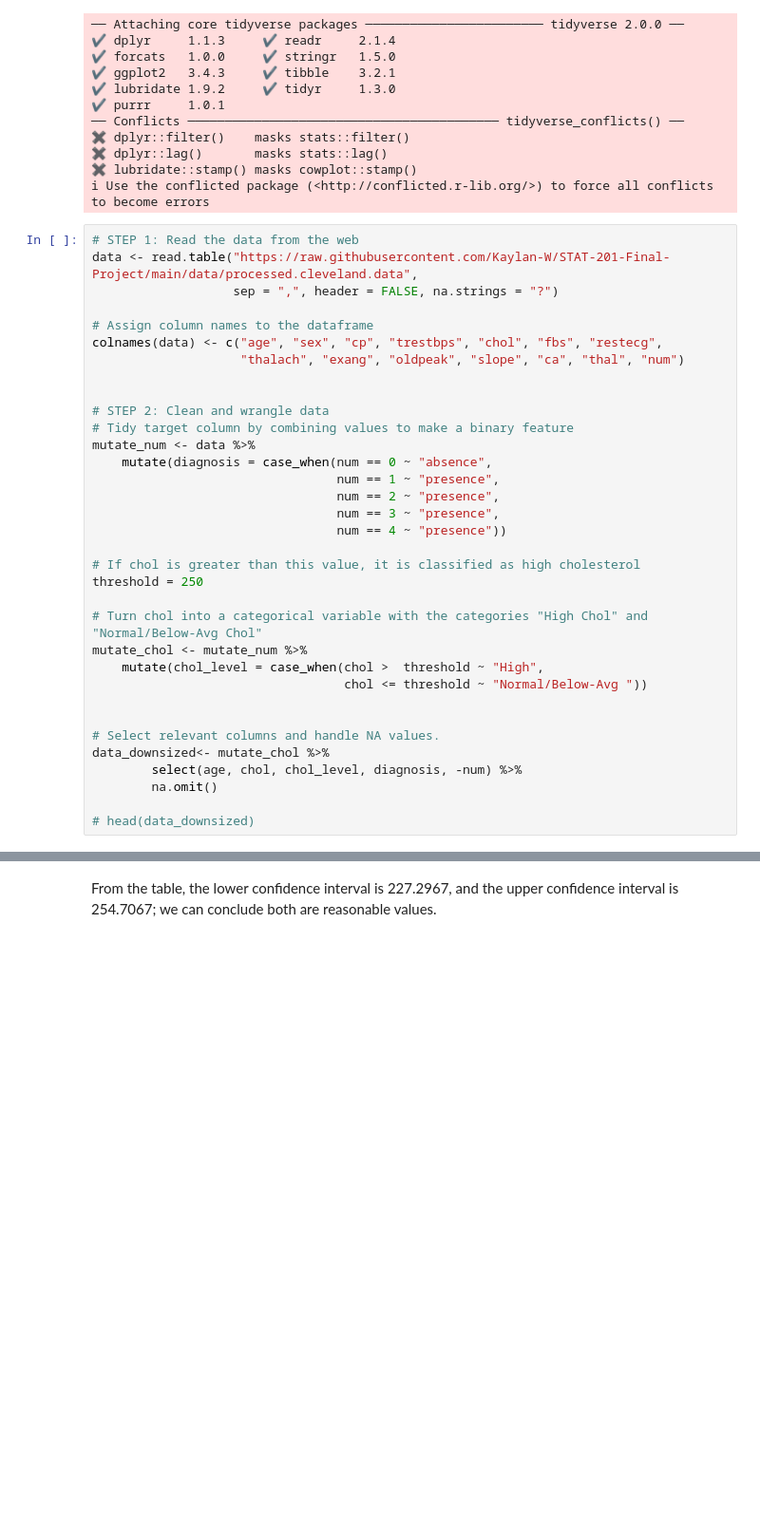
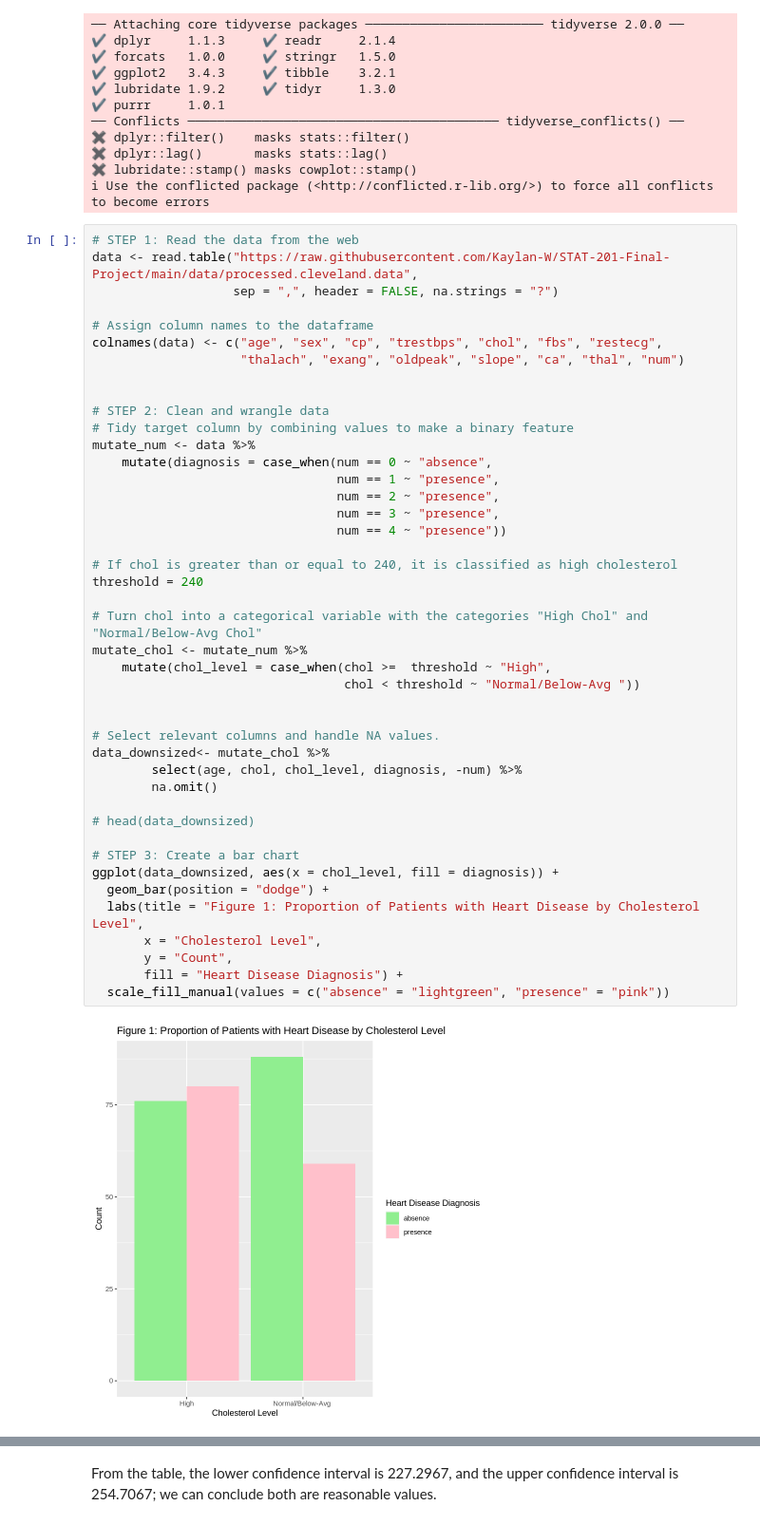
Before and after one commit to Kaylan-W/heart-disease-stat-201, a Jupyter notebook: Project_proposal.ipynb, the cells around one changed output, grey strips where cells are left out. Shown: that part at 95% size. Cells and saved outputs as stored; diff of their text form; blank space fills up the shorter version.

```diff
--- a/Project_proposal.ipynb
+++ b/Project_proposal.ipynb
@@ -81,34 +46,45 @@ library(ggplot2)
 # %%
 # STEP 1: Read the data from the web
 data <- read.table("https://raw.githubusercontent.com/Kaylan-W/STAT-201-Final-Project/main/data/processed.cleveland.data",
                    sep = ",", header = FALSE, na.strings = "?")
 
 # Assign column names to the dataframe
 colnames(data) <- c("age", "sex", "cp", "trestbps", "chol", "fbs", "restecg",
                     "thalach", "exang", "oldpeak", "slope", "ca", "thal", "num")
 
 
 # STEP 2: Clean and wrangle data
 # Tidy target column by combining values to make a binary feature
 mutate_num <- data %>%
     mutate(diagnosis = case_when(num == 0 ~ "absence",
                                  num == 1 ~ "presence",
                                  num == 2 ~ "presence",
                                  num == 3 ~ "presence",
                                  num == 4 ~ "presence"))
 
-# If chol is greater than this value, it is classified as high cholesterol
-threshold = 250
+# If chol is greater than or equal to 240, it is classified as high cholesterol
+threshold = 240
 
 # Turn chol into a categorical variable with the categories "High Chol" and "Normal/Below-Avg Chol"
 mutate_chol <- mutate_num %>%
-    mutate(chol_level = case_when(chol >  threshold ~ "High",
-                                  chol <= threshold ~ "Normal/Below-Avg "))
+    mutate(chol_level = case_when(chol >=  threshold ~ "High",
+                                  chol < threshold ~ "Normal/Below-Avg "))
 
 
 # Select relevant columns and handle NA values.
 data_downsized<- mutate_chol %>%
         select(age, chol, chol_level, diagnosis, -num) %>%
         na.omit()
 
 # head(data_downsized)
+
+# STEP 3: Create a bar chart
+ggplot(data_downsized, aes(x = chol_level, fill = diagnosis)) +
+  geom_bar(position = "dodge") +
+  labs(title = "Figure 1: Proportion of Patients with Heart Disease by Cholesterol Level",
+       x = "Cholesterol Level",
+       y = "Count",
+       fill = "Heart Disease Diagnosis") +
+  scale_fill_manual(values = c("absence" = "lightgreen", "presence" = "pink"))
+# %% [output]
+[figure, added]
```
Also changed, not shown: parts of 29 cells of this notebook.
